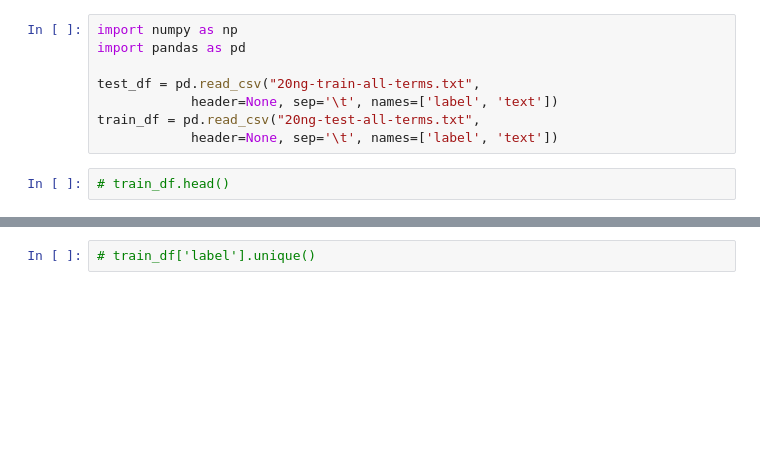
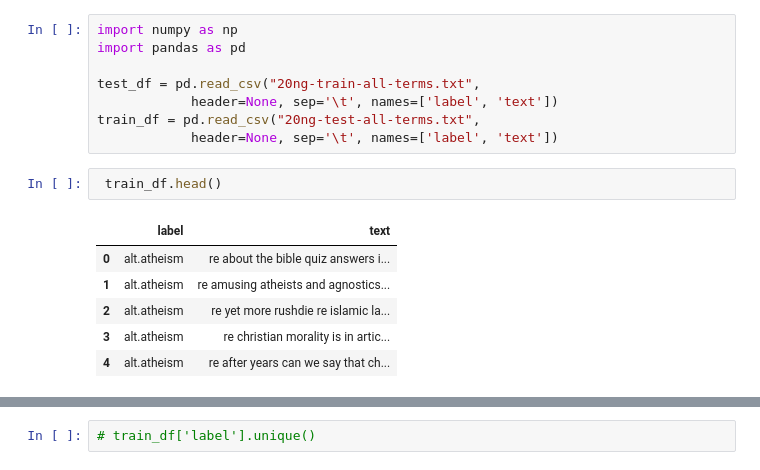
Before and after one commit to iseelotus/classification, a Jupyter notebook: notebooks/20Newsgroups.ipynb, the cells around one changed output, grey strips where cells are left out. Drawn from its saved outputs; the diff is of its cells as text; blank space fills up the shorter version.

```diff
--- a/notebooks/20Newsgroups.ipynb
+++ b/notebooks/20Newsgroups.ipynb
@@ -7,5 +7,12 @@ test_df = pd.read_csv("20ng-train-all-terms.txt",
 train_df = pd.read_csv("20ng-test-all-terms.txt",
             header=None, sep='\t', names=['label', 'text'])
 # %%
-# train_df.head()
+ train_df.head()
+# %% [output]
+|  | label | text |
+| 0 | alt.atheism | re about the bible quiz answers i... |
+| 1 | alt.atheism | re amusing atheists and agnostics... |
+| 2 | alt.atheism | re yet more rushdie re islamic la... |
+| 3 | alt.atheism | re christian morality is in artic... |
+| 4 | alt.atheism | re after years can we say that ch... |
 # %%
```
Also changed, not shown: parts of 2 cells of this notebook, 2 other files.
